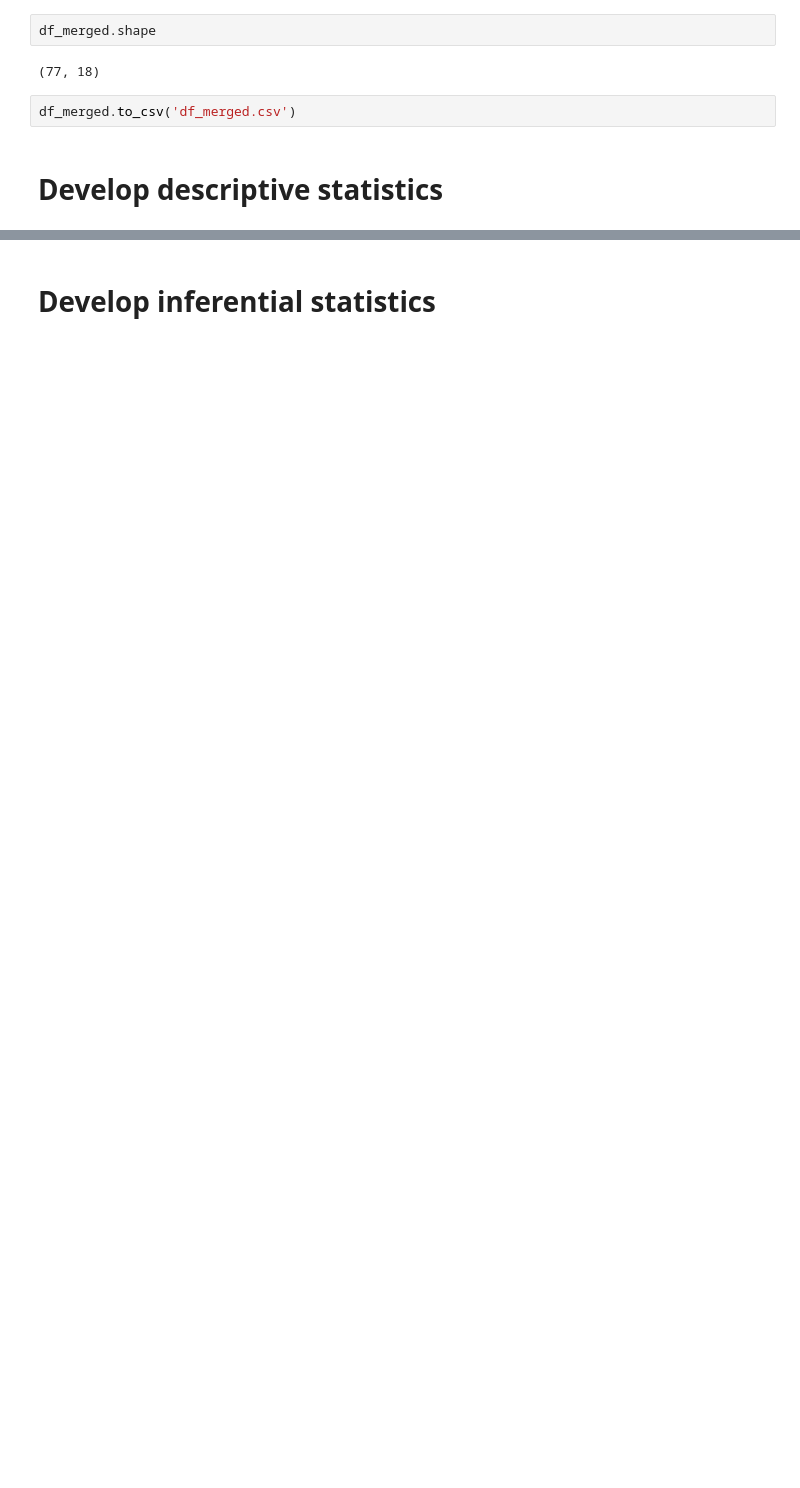
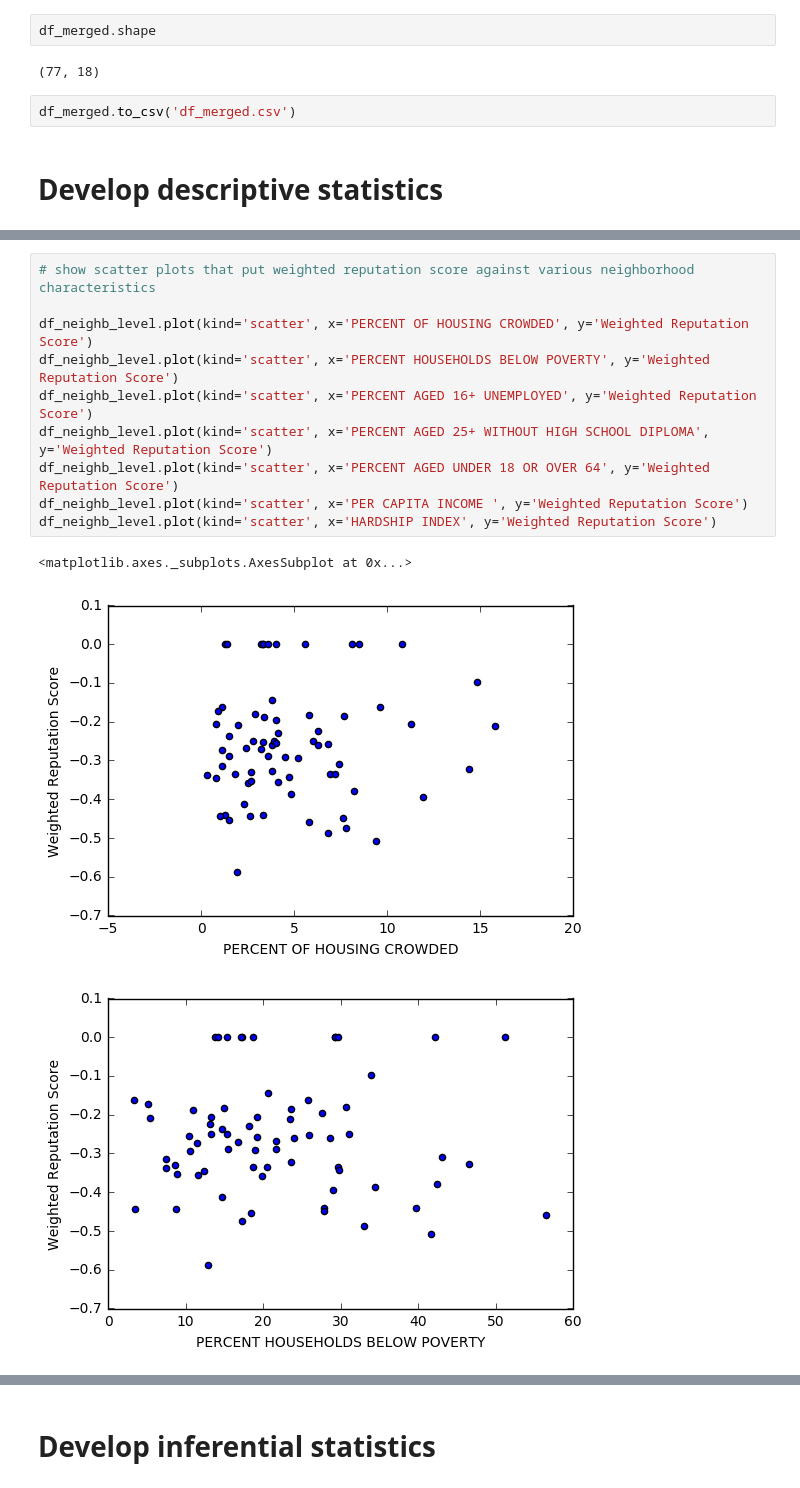
Before and after one commit to yarikan-zz/exploring-neighborhood-reputation, a Jupyter notebook: analysis_notebook.ipynb, the cells around one changed output, grey strips where cells are left out. Saved outputs shown, nothing was run; the diff lists cells and outputs as text; blank space fills up the shorter version.

```diff
--- a/analysis_notebook.ipynb
+++ b/analysis_notebook.ipynb
@@ -511,0 +531,14 @@ plt.show()
+# %%
+# show scatter plots that put weighted reputation score against various neighborhood characteristics
+
+df_neighb_level.plot(kind='scatter', x='PERCENT OF HOUSING CROWDED', y='Weighted Reputation Score')
+df_neighb_level.plot(kind='scatter', x='PERCENT HOUSEHOLDS BELOW POVERTY', y='Weighted Reputation Score')
+df_neighb_level.plot(kind='scatter', x='PERCENT AGED 16+ UNEMPLOYED', y='Weighted Reputation Score')
+df_neighb_level.plot(kind='scatter', x='PERCENT AGED 25+ WITHOUT HIGH SCHOOL DIPLOMA', y='Weighted Reputation Score')
+df_neighb_level.plot(kind='scatter', x='PERCENT AGED UNDER 18 OR OVER 64', y='Weighted Reputation Score')
+df_neighb_level.plot(kind='scatter', x='PER CAPITA INCOME ', y='Weighted Reputation Score')
+df_neighb_level.plot(kind='scatter', x='HARDSHIP INDEX', y='Weighted Reputation Score')
+# %% [output]
+<matplotlib.axes._subplots.AxesSubplot at 0x...>
+[figure, added]
+[figure, added]
```
Also changed, not shown: parts of 25 cells of this notebook, 2 other files.
